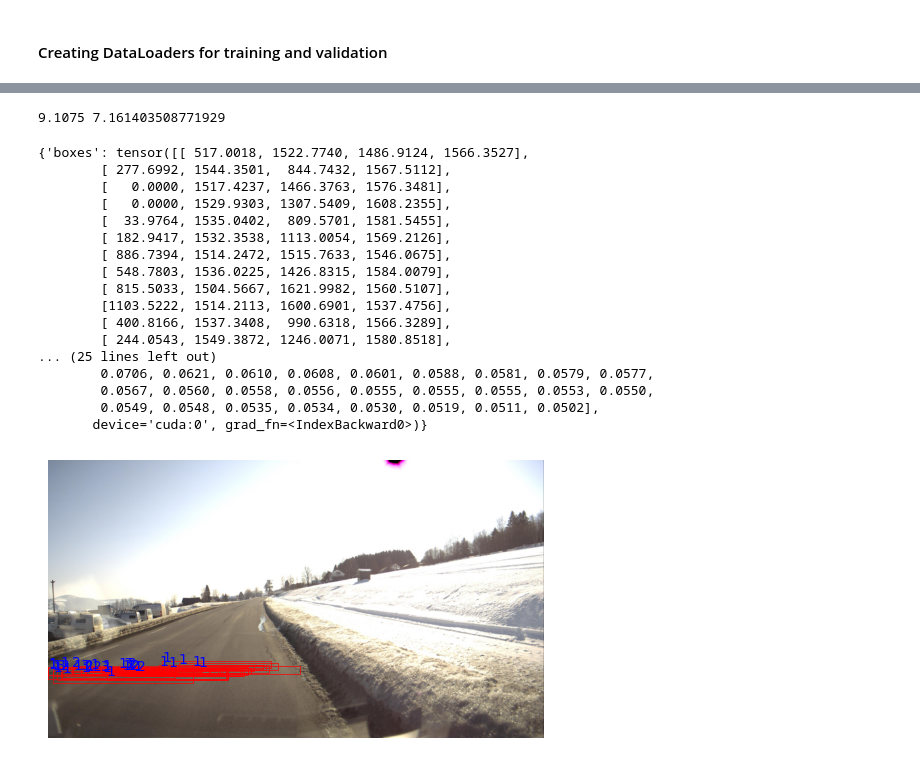
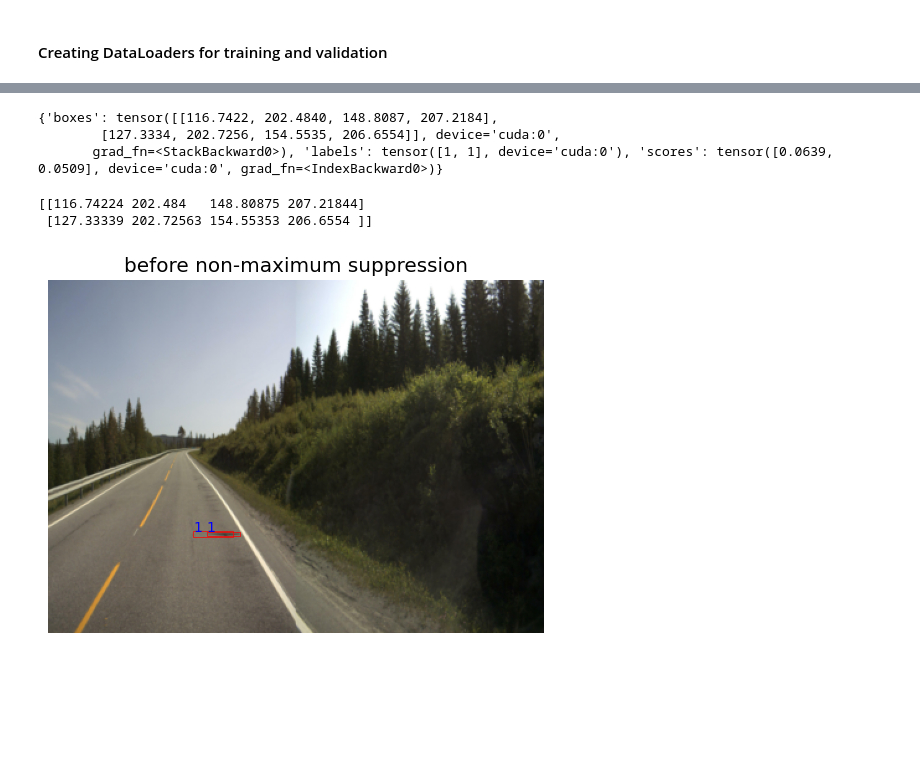
Before and after one commit to Olaussen/TDT17-mini, a Jupyter notebook: main.ipynb, the cells around one changed output, grey strips where cells are left out. Cells and saved outputs as stored; diff of their text form; code cells hidden in the pictures; blank space fills up the shorter version.

```diff
--- a/main.ipynb
+++ b/main.ipynb
@@ -486,0 +426,6 @@ Validating
+# %%
+### Loading model from checkpoint
+model = torchvision.models.detection.fasterrcnn_resnet50_fpn(pretrained=True)
+model.roi_heads.box_predictor = FastRCNNPredictor(in_features, num_classes)
+model.load_state_dict(torch.load('./gnome_output/model10.pth'))
+model.to(device=DEVICE)
@@ -526,46 +459,25 @@ array([0.02940691, 0.02928366, 0.02918135, 0.02912887, 0.0290823 ,
-# %%
-width_scale = imgage.shape[1] / image_width
-height_scale = imgage.shape[0] / image_height
-boxes = []
-pred["boxes"][:, 0] *= width_scale
-pred["boxes"][:, 1] *= height_scale
-pred["boxes"][:, 2] *= width_scale
-pred["boxes"][:, 3] *= height_scale
-print(width_scale, height_scale)
-# %% [output]
-9.1075 7.161403508771929
 # %%
 print(pred)
 # %% [output]
-{'boxes': tensor([[ 517.0018, 1522.7740, 1486.9124, 1566.3527],
-        [ 277.6992, 1544.3501,  844.7432, 1567.5112],
-        [   0.0000, 1517.4237, 1466.3763, 1576.3481],
-        [   0.0000, 1529.9303, 1307.5409, 1608.2355],
-        [  33.9764, 1535.0402,  809.5701, 1581.5455],
-        [ 182.9417, 1532.3538, 1113.0054, 1569.2126],
-        [ 886.7394, 1514.2472, 1515.7633, 1546.0675],
-        [ 548.7803, 1536.0225, 1426.8315, 1584.0079],
-        [ 815.5033, 1504.5667, 1621.9982, 1560.5107],
-        [1103.5222, 1514.2113, 1600.6901, 1537.4756],
-        [ 400.8166, 1537.3408,  990.6318, 1566.3289],
-        [ 244.0543, 1549.3872, 1246.0071, 1580.8518],
-... (25 lines left out)
-        0.0706, 0.0621, 0.0610, 0.0608, 0.0601, 0.0588, 0.0581, 0.0579, 0.0577,
-        0.0567, 0.0560, 0.0558, 0.0556, 0.0555, 0.0555, 0.0555, 0.0553, 0.0550,
-        0.0549, 0.0548, 0.0535, 0.0534, 0.0530, 0.0519, 0.0511, 0.0502],
-       device='cuda:0', grad_fn=<IndexBackward0>)}
+{'boxes': tensor([[116.7422, 202.4840, 148.8087, 207.2184],
+        [127.3334, 202.7256, 154.5535, 206.6554]], device='cuda:0',
+       grad_fn=<StackBackward0>), 'labels': tensor([1, 1], device='cuda:0'), 'scores': tensor([0.0639, 0.0509], device='cuda:0', grad_fn=<IndexBackward0>)}
 # %%
-image = imgage
+image = np.array(img.permute(1,2,0))
 boxes = pred["boxes"].cpu().detach().numpy()
 plt.figure()
 plt.imshow(image)
 ax = plt.gca()
-for i, box in enumerate(boxes):
+print(boxes)
+for i, box in enumerate(boxes[:5]):
     xmin, ymin, xmax, ymax = box
     rect = plt.Rectangle((xmin, ymin), xmax - xmin,ymax - ymin, fill=False, color="red")
     ax.add_patch(rect)
     plt.text(xmin, ymin, pred["labels"].cpu().detach().numpy()[i], color="blue")
     plt.axis("off")
+    plt.title("before non-maximum suppression")
 plt.show()
 # %% [output]
+[[116.74224 202.484   148.80875 207.21844]
+ [127.33339 202.72563 154.55353 206.6554 ]]
-[figure, old version]
+[figure, new version]
```
Also changed, not shown: parts of 16 cells of this notebook.
